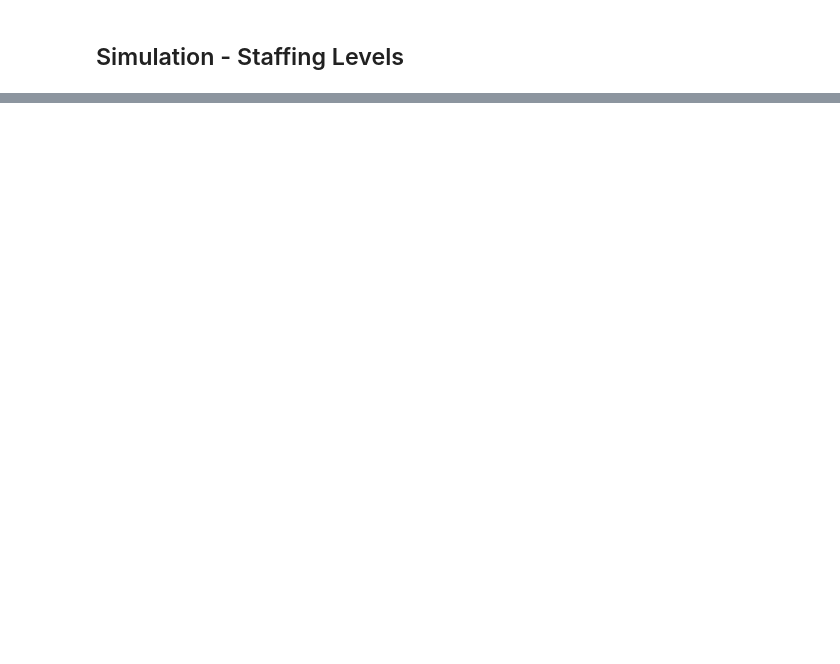
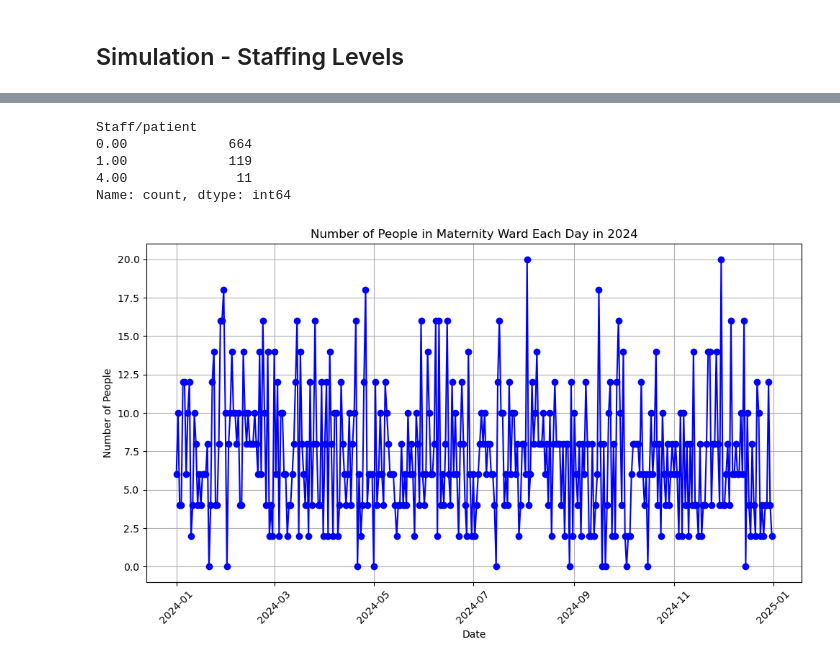
Before and after one commit to JoachimSvensson/HealthSector, a Jupyter notebook: FinalSchedules.ipynb, the cells around one changed output, grey strips where cells are left out. Saved outputs shown, nothing was run; the diff lists cells and outputs as text; code cells hidden in the pictures; blank space fills up the shorter version.

```diff
--- a/FinalSchedules.ipynb
+++ b/FinalSchedules.ipynb
@@ -130,0 +134,8 @@ sim.create_staffing_levels_average_week_plot(staffing_levels=staffing_levels,
+# %%
+staffing_levels_patient.value_counts()
+# %% [output]
+Staff/patient
+0.00             664
+1.00             119
+4.00              11
+Name: count, dtype: int64
@@ -130,0 +177,13 @@ sim.create_staffing_levels_average_week_plot(staffing_levels=staffing_levels,
+# %%
+# Plotting
+plt.figure(figsize=(10, 6))
+plt.plot(date_range, num_people_in_ward, marker='o', color='b', linestyle='-')
+plt.title('Number of People in Maternity Ward Each Day in 2024')
+plt.xlabel('Date')
+plt.ylabel('Number of People')
+plt.grid(True)
+plt.xticks(rotation=45)
+plt.tight_layout()
+plt.show()
+# %% [output]
+[figure, added]
```
Also changed, not shown: parts of 3 cells of this notebook.
